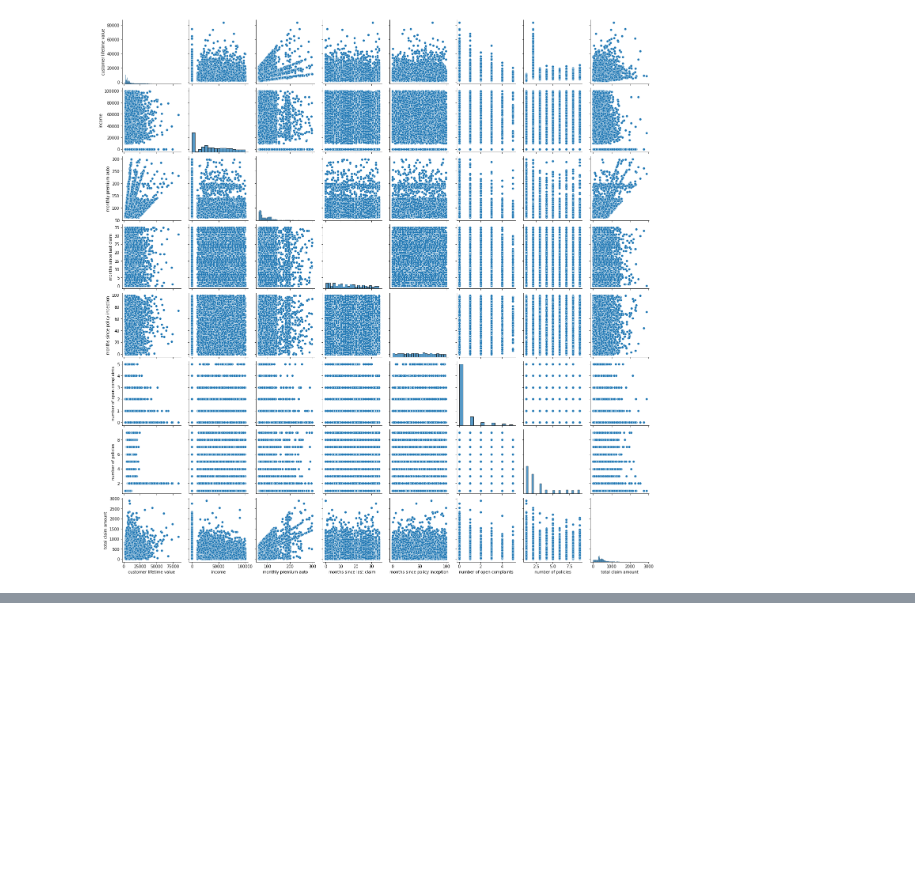
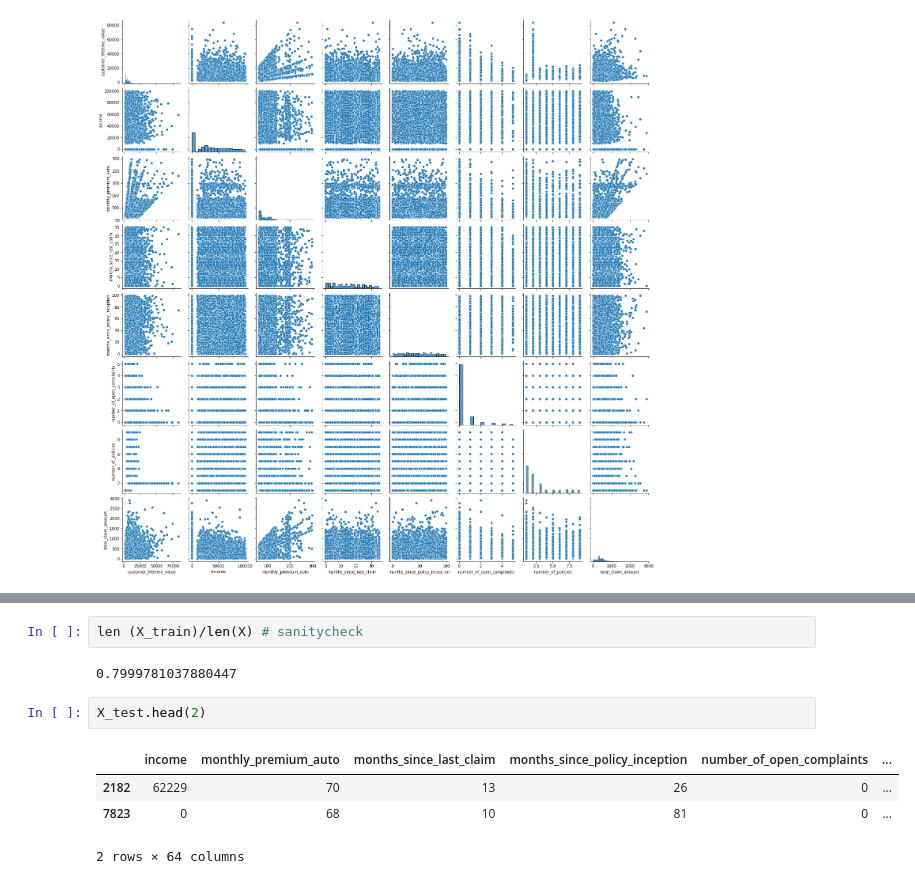
Before and after one commit to itsmrn/lab-customer-analysis-round-6, a Jupyter notebook: lab customer analysis round 6 - mrn.ipynb, the cells around one changed output, grey strips where cells are left out. Saved outputs shown, nothing was run; the diff lists cells and outputs as text; blank space fills up the shorter version.

```diff
--- a/lab customer analysis round 6 - mrn.ipynb
+++ b/lab customer analysis round 6 - mrn.ipynb
@@ -211,0 +170,11 @@ mean_absolute_error(X_test,y_pred)
+# %%
+len (X_train)/len(X) # sanitycheck
+# %% [output]
+0.7999781037880447
+# %%
+X_test.head(2)
+# %% [output]
+|  | income | monthly_premium_auto | months_since_last_claim | months_since_policy_inception | number_of_open_complaints | ... |
+| 2182 | 62229 | 70 | 13 | 26 | 0 | ... |
+| 7823 | 0 | 68 | 10 | 81 | 0 | ... |
+2 rows × 64 columns
```
Also changed, not shown: parts of 52 cells of this notebook.
